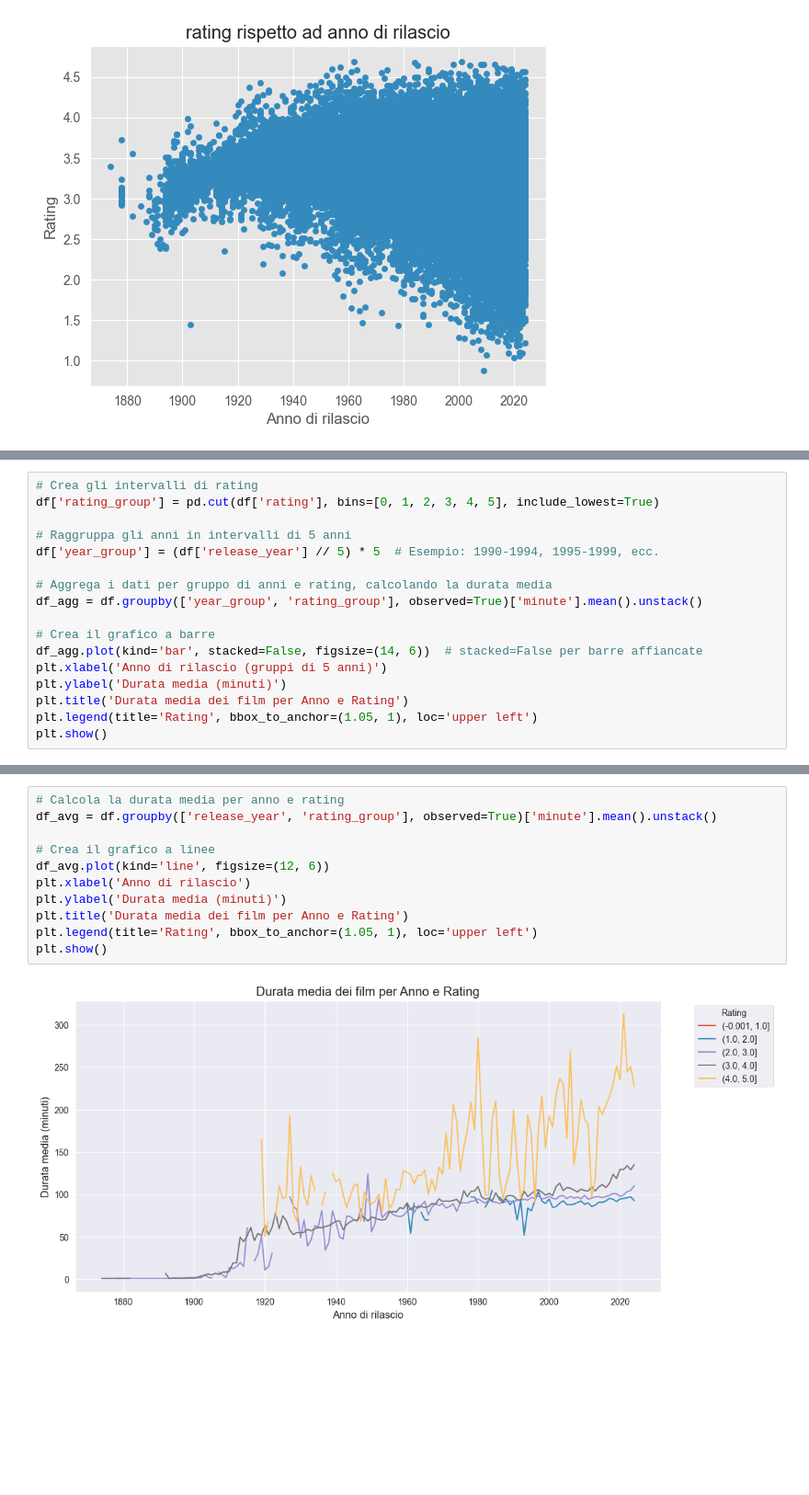
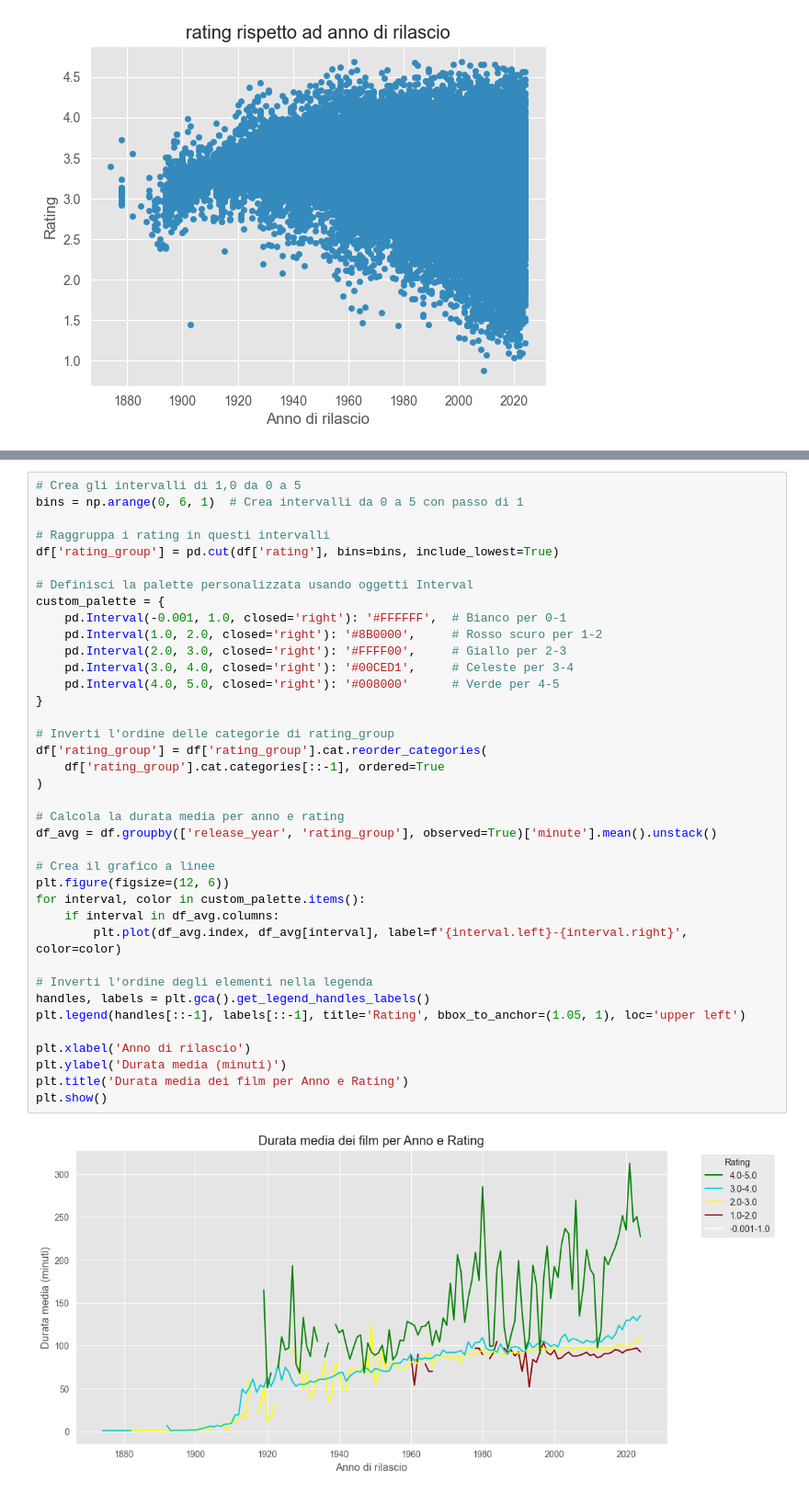
Before and after one commit to Matt1aLibera/Prog_IUM_TWEB, a Jupyter notebook: solutions/IUM/MattiaLiberatoreIUMSolution.ipynb, the cells around one changed output, grey strips where cells are left out. Shown at 92% size. Drawn from its saved outputs; the diff is of its cells as text; blank space fills up the shorter version.

```diff
--- a/solutions/IUM/MattiaLiberatoreIUMSolution.ipynb
+++ b/solutions/IUM/MattiaLiberatoreIUMSolution.ipynb
@@ -382,17 +322,0 @@ df[df['minute']>400]
-# %%
-# Crea gli intervalli di rating
-df['rating_group'] = pd.cut(df['rating'], bins=[0, 1, 2, 3, 4, 5], include_lowest=True)
-
-# Raggruppa gli anni in intervalli di 5 anni
-df['year_group'] = (df['release_year'] // 5) * 5  # Esempio: 1990-1994, 1995-1999, ecc.
-
-# Aggrega i dati per gruppo di anni e rating, calcolando la durata media
-df_agg = df.groupby(['year_group', 'rating_group'], observed=True)['minute'].mean().unstack()
-
-# Crea il grafico a barre
-df_agg.plot(kind='bar', stacked=False, figsize=(14, 6))  # stacked=False per barre affiancate
-plt.xlabel('Anno di rilascio (gruppi di 5 anni)')
-plt.ylabel('Durata media (minuti)')
-plt.title('Durata media dei film per Anno e Rating')
-plt.legend(title='Rating', bbox_to_anchor=(1.05, 1), loc='upper left')
-plt.show()
@@ -401,13 +325,40 @@ plt.show()
 # %%
+# Crea gli intervalli di 1,0 da 0 a 5
+bins = np.arange(0, 6, 1)  # Crea intervalli da 0 a 5 con passo di 1
+
+# Raggruppa i rating in questi intervalli
+df['rating_group'] = pd.cut(df['rating'], bins=bins, include_lowest=True)
+
+# Definisci la palette personalizzata usando oggetti Interval
+custom_palette = {
+    pd.Interval(-0.001, 1.0, closed='right'): '#FFFFFF',  # Bianco per 0-1
+    pd.Interval(1.0, 2.0, closed='right'): '#8B0000',     # Rosso scuro per 1-2
+    pd.Interval(2.0, 3.0, closed='right'): '#FFFF00',     # Giallo per 2-3
+    pd.Interval(3.0, 4.0, closed='right'): '#00CED1',     # Celeste per 3-4
+    pd.Interval(4.0, 5.0, closed='right'): '#008000'      # Verde per 4-5
+}
+
+# Inverti l'ordine delle categorie di rating_group
+df['rating_group'] = df['rating_group'].cat.reorder_categories(
+    df['rating_group'].cat.categories[::-1], ordered=True
+)
+
 # Calcola la durata media per anno e rating
 df_avg = df.groupby(['release_year', 'rating_group'], observed=True)['minute'].mean().unstack()
 
 # Crea il grafico a linee
-df_avg.plot(kind='line', figsize=(12, 6))
+plt.figure(figsize=(12, 6))
+for interval, color in custom_palette.items():
+    if interval in df_avg.columns:
+        plt.plot(df_avg.index, df_avg[interval], label=f'{interval.left}-{interval.right}', color=color)
+
+# Inverti l'ordine degli elementi nella legenda
+handles, labels = plt.gca().get_legend_handles_labels()
+plt.legend(handles[::-1], labels[::-1], title='Rating', bbox_to_anchor=(1.05, 1), loc='upper left')
+
 plt.xlabel('Anno di rilascio')
 plt.ylabel('Durata media (minuti)')
 plt.title('Durata media dei film per Anno e Rating')
-plt.legend(title='Rating', bbox_to_anchor=(1.05, 1), loc='upper left')
 plt.show()
 # %% [output]
-[figure, old version]
+[figure, new version]
```
Also changed, not shown: parts of 15 cells of this notebook.
